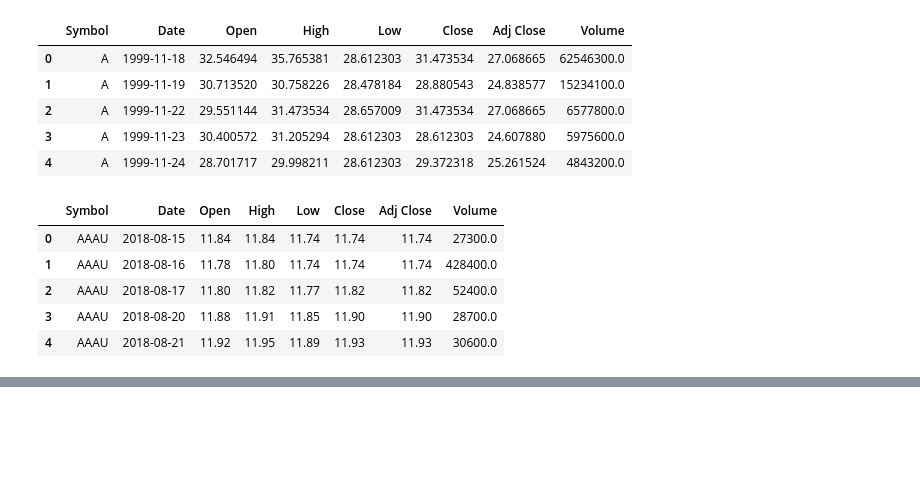
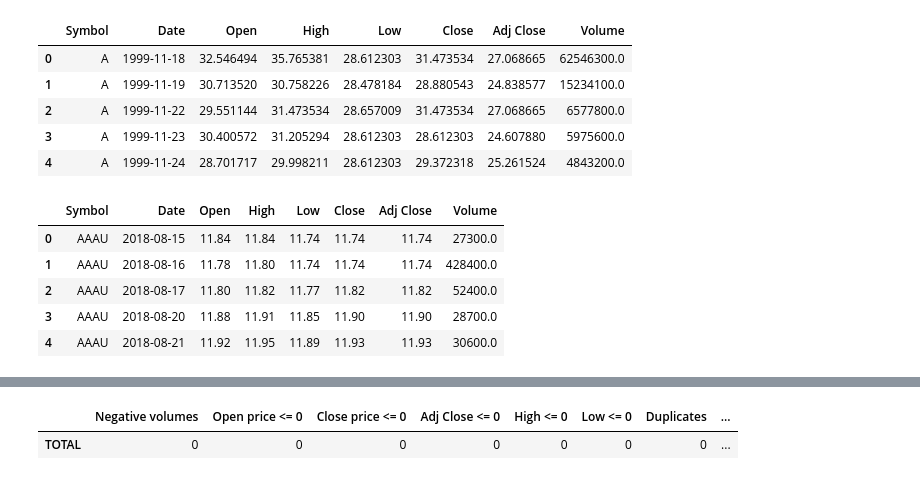
Before and after one commit to chedliabd/cross-exchange-asset-analysis, a Jupyter notebook: results.ipynb, the cells around one changed output, grey strips where cells are left out. Cells and saved outputs as stored; diff of their text form; code cells hidden in the pictures; blank space fills up the shorter version.

```diff
--- a/results.ipynb
+++ b/results.ipynb
@@ -56,0 +150,20 @@ etfs_totals.head()
+# %%
+from src.utils.data_inspection import analyze_open_zero_distribution
+from src.utils.data_cleaning import clean_market_dataframe
+
+
+# Choose the threshold 18.4 from the 95th percentile
+thr = 18.4
+
+# 2) Clean using the precomputed rates
+stocks_clean_res = clean_market_dataframe(
+    stocks,
+    open_rate_threshold=thr,
+    precomputed_open_rates=stocks_analysis["rates"],
+)
+
+
+stocks_cleaned = stocks_clean_res["df"]
+
+
+stocks_clean_res["report"], stocks_clean_res["dropped_symbols"][:10]
@@ -56,0 +179,6 @@ etfs_totals.head()
+# %%
+stocks_verified = invalids_summary(stocks_cleaned)
+stocks_verified.head()
+# %% [output]
+|  | Negative volumes | Open price <= 0 | Close price <= 0 | Adj Close <= 0 | High <= 0 | Low <= 0 | Duplicates | ... |
+| TOTAL | 0 | 0 | 0 | 0 | 0 | 0 | 0 | ... |
```
Also changed, not shown: parts of 9 cells of this notebook, 3 other files.
